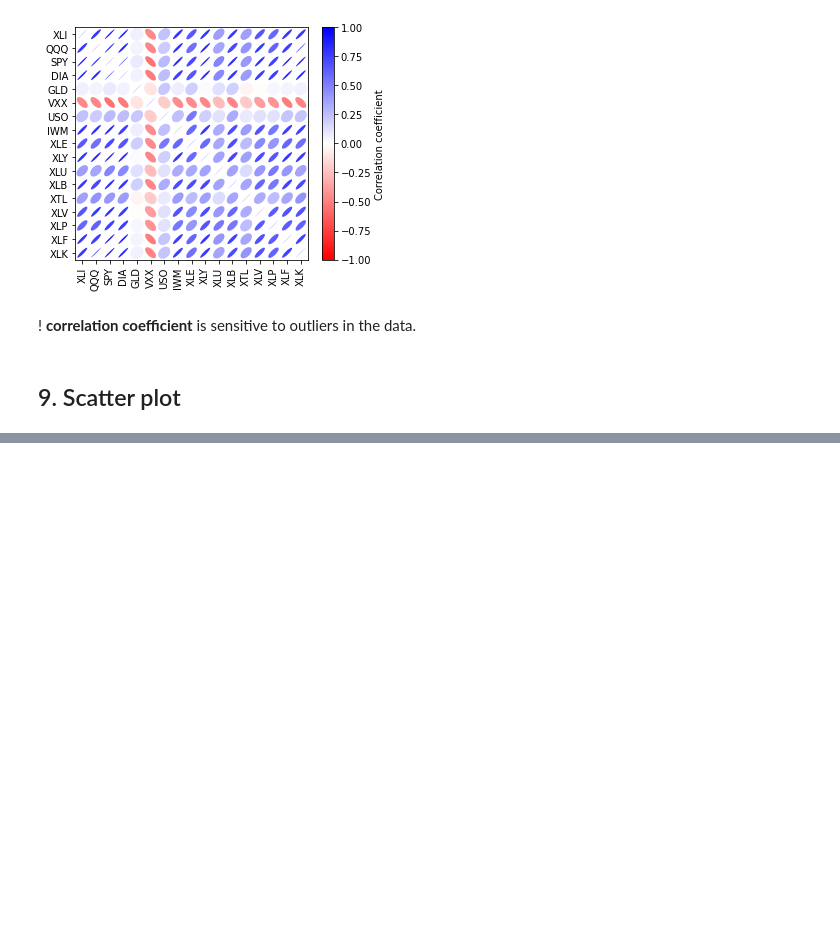
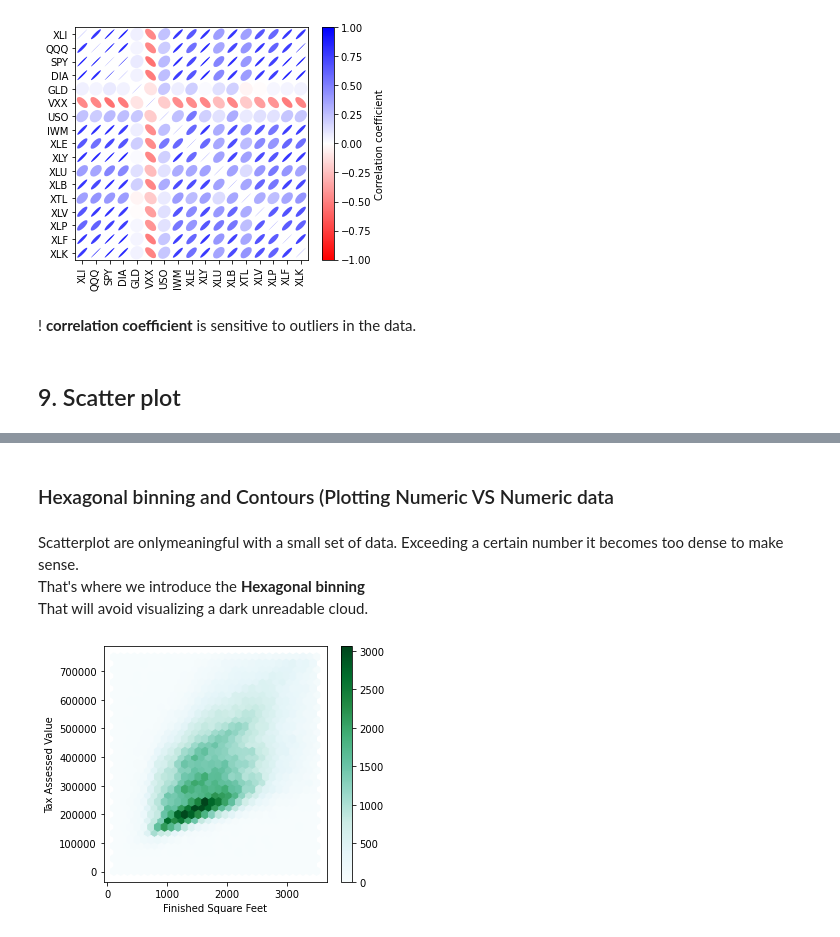
Before and after one commit to chikoungoun/Practical-Stats-for-DS, a Jupyter notebook: Practical Statistics for Data Scientists.ipynb, the cells around one changed output, grey strips where cells are left out. Drawn from its saved outputs; the diff is of its cells as text; code cells hidden in the pictures; blank space fills up the shorter version.

```diff
--- a/Practical Statistics for Data Scientists.ipynb
+++ b/Practical Statistics for Data Scientists.ipynb
@@ -33,6 +33,7 @@ STATE_CSV = DATA / 'state.csv'
 AIRPORT_DELAYS_CSV = DATA / 'dfw_airline.csv'
 SP500_DATA_CSV = DATA / 'sp500_data.csv'
 SP500_SECTORS_CSV = DATA / 'sp500_sectors.csv'
+KC_TAX_CSV = DATA / 'kc_tax.csv.gz'
 # %% [markdown]
 ## 1. Estimates of Location
 # %%
@@ -395,0 +426,16 @@ plt.show()
+# %% [markdown]
+### Hexagonal binning and Contours (Plotting Numeric VS Numeric data
+# %% [markdown]
+Scatterplot are onlymeaningful with a small set of data. Exceeding a certain number it becomes too dense to make sense.
+That's where we introduce the **Hexagonal binning**
+That will avoid visualizing a dark unreadable cloud.
+# %%
+ax = kc_tax0.plot.hexbin(x='SqFtTotLiving',y='TaxAssessedValue',gridsize=30,sharex=False,figsize=(5, 4))
+
+ax.set_xlabel('Finished Square Feet')
+ax.set_ylabel('Tax Assessed Value')
+
+plt.tight_layout()
+plt.show()
+# %% [output]
+[figure, added]
```
Also changed, not shown: parts of 4 cells of this notebook.
